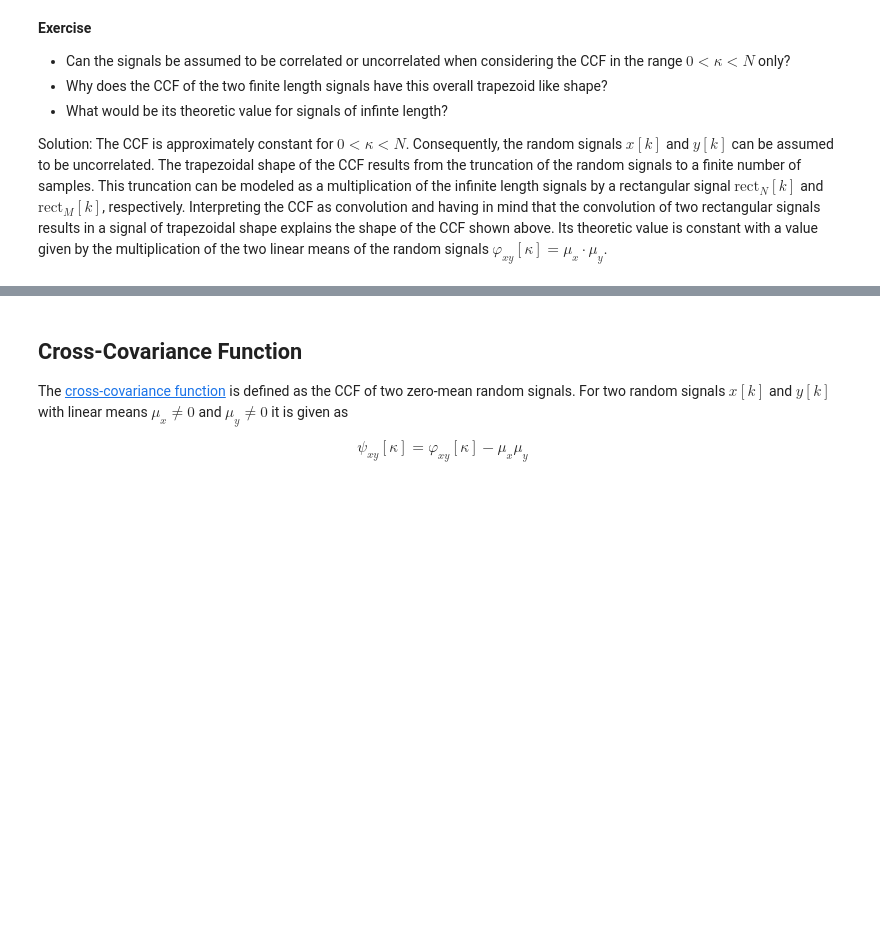
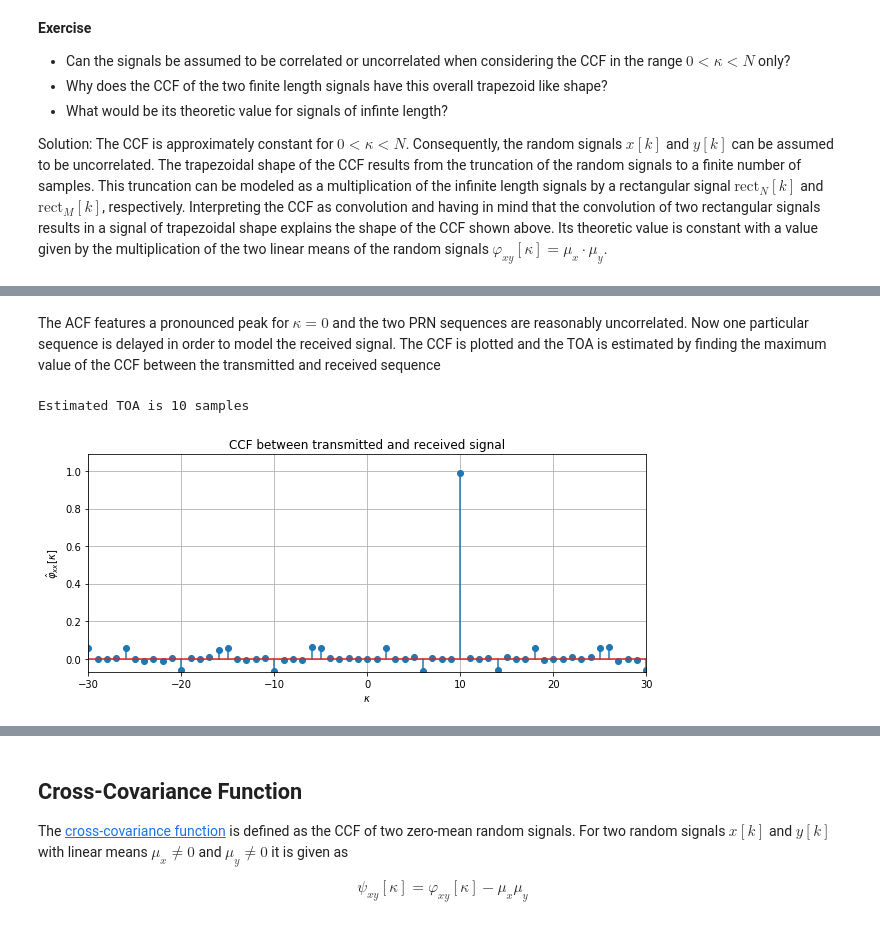
Before and after one commit to spatialaudio/digital-signal-processing-lecture, a Jupyter notebook: random_signals/correlation_functions.ipynb, the cells around one changed output, grey strips where cells are left out. Drawn from its saved outputs; the diff is of its cells as text; code cells hidden in the pictures; blank space fills up the shorter version.

```diff
--- a/random_signals/correlation_functions.ipynb
+++ b/random_signals/correlation_functions.ipynb
@@ -203,0 +266,18 @@ Solution: The CCF is approximately constant for $0 < \kappa < N$. Consequently,
+# %% [markdown]
+The ACF features a pronounced peak for $\kappa = 0$ and the two PRN sequences are reasonably uncorrelated. Now one particular sequence is delayed in order to model the received signal. The CCF is plotted and the TOA is estimated by finding the maximum value of the CCF between the transmitted and received sequence
+# %%
+k0 = 10  # true TOA
+
+x = prn[10, :]  # pick one PRN sequence
+y = x[k0:] # delay transmitted signal by k0 samples
+
+# compute and plot CCF
+plt.figure(figsize = (10, 4))
+ccf = compute_plot_CCF(x, y, r'$\hat{\varphi}_{xx}[\kappa]$')
+plt.title('CCF between transmitted and received signal')
+
+# estimate the TOA
+print('Estimated TOA is {:2.0f} samples'.format(np.argmax(ccf) - K))
+# %% [output]
+Estimated TOA is 10 samples
+[figure, added]
```
Also changed, not shown: parts of 7 cells of this notebook, 1 other file.
